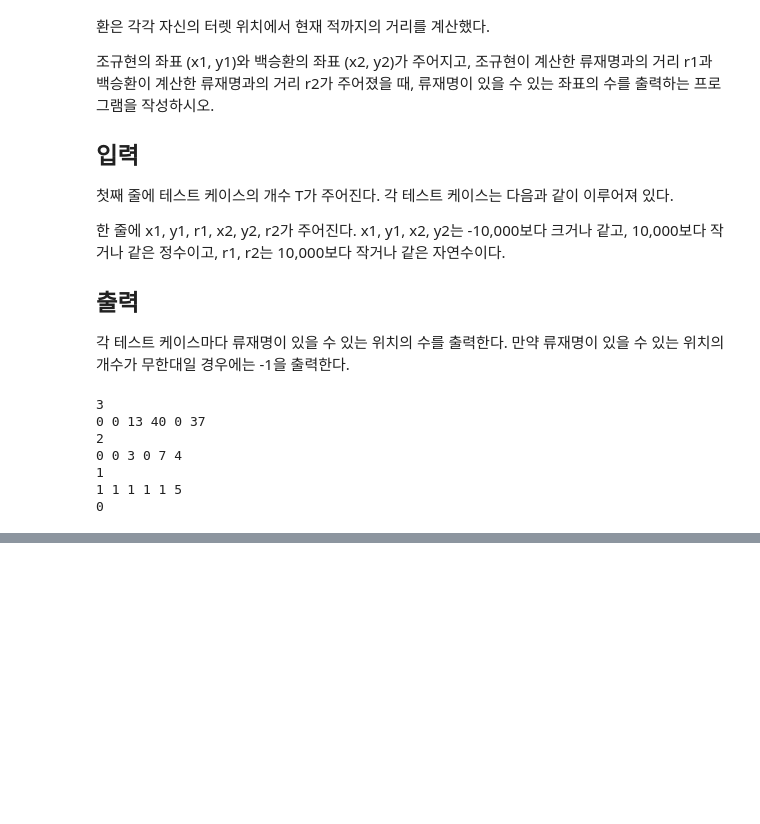
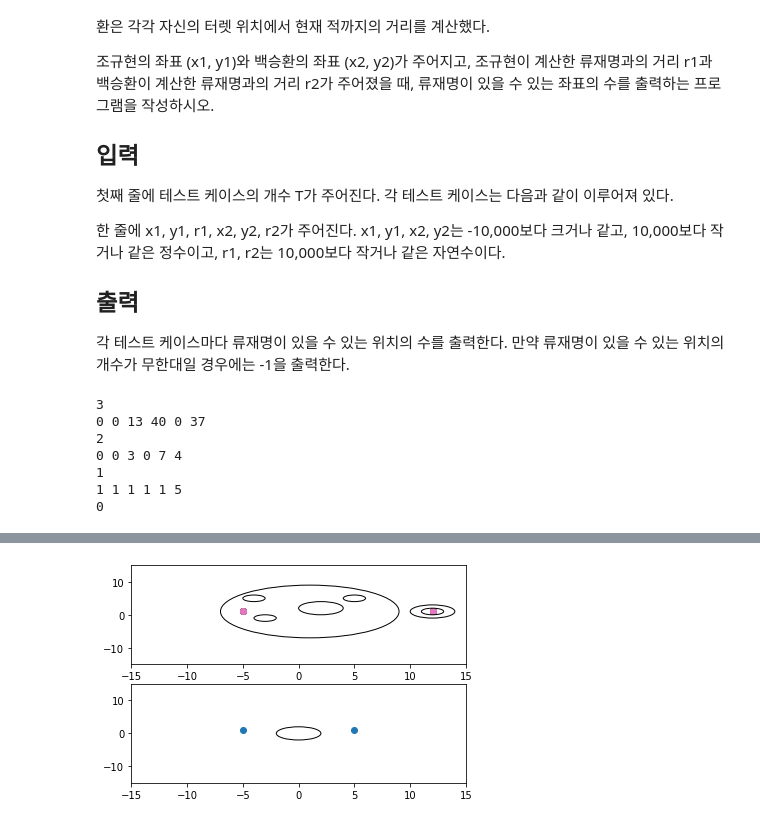
Before and after one commit to Young-Jo-Choi/algorithms_exercise, a Jupyter notebook: 13_단계별로_풀어보기_기하1.ipynb, the cells around one changed output, grey strips where cells are left out. Saved outputs shown, nothing was run; the diff lists cells and outputs as text; code cells hidden in the pictures; blank space fills up the shorter version.

```diff
--- a/13_단계별로_풀어보기_기하1.ipynb
+++ b/13_단계별로_풀어보기_기하1.ipynb
@@ -222,0 +239,20 @@ for _ in range(T):
+# %%
+import matplotlib.pyplot as plt
+fig,axes = plt.subplots(2,1)
+
+centers = [[-5,1,12,1],[-5,1,5,1]]
+xyrs = [
+        [[1,1,8],[-3,-1,1],[2,2,2],[5,5,1],[-4,5,1],[12,1,1],[12,1,2]],
+        [[0,0,2]]
+        ]
+for ax,center,xyr in zip(axes,centers,xyrs):
+    x1,y1,x2,y2 = tuple(center)
+    for x,y,r in xyr:
+        ax.scatter([x1,x2],[y1,y2])
+        draw_circle = plt.Circle((x,y),r,fill=False)
+        ax.add_artist(draw_circle)
+        ax.set_ylim([-15,15])
+        ax.set_xlim([-15,15])
+plt.show()
+# %% [output]
+[figure, added]
```
Also changed, not shown: parts of 3 cells of this notebook, 1 other file.
